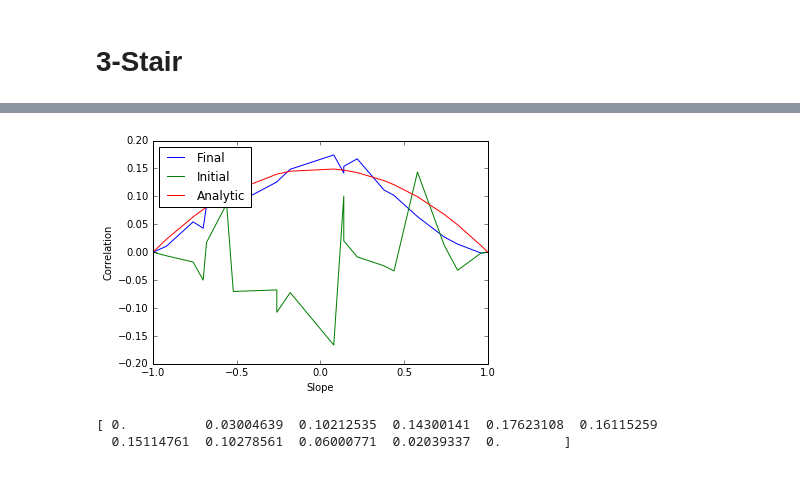
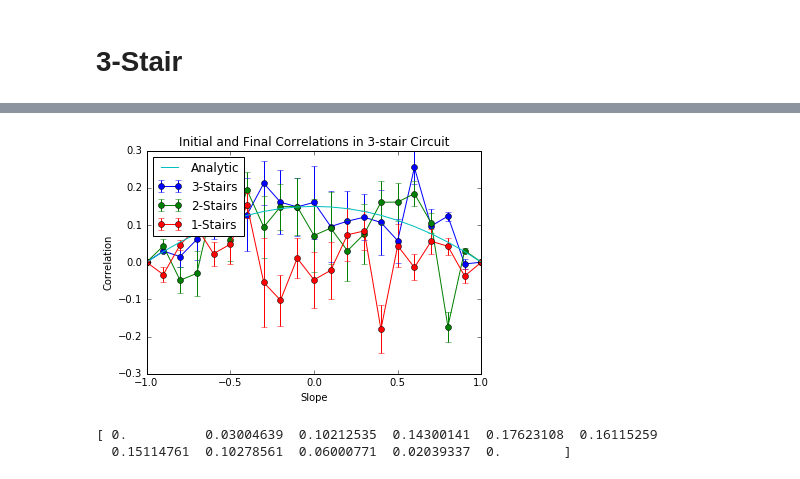
Before and after one commit to cnstahl/Asymmetric, a Jupyter notebook: python/Correlation.ipynb, the cells around one changed output, grey strips where cells are left out. Cells and saved outputs as stored; diff of their text form; code cells hidden in the pictures.

Commit message:
correlation runs

```diff
--- a/python/Correlation.ipynb
+++ b/python/Correlation.ipynb
@@ -43,20 +30,21 @@ get_correlator(S) - (.8)**2
 # 1-Stair
 # %%
 N = 101
-Steps = 10
+init = 400
 n = 1
+steps  = 100
 trials = 100
 Nms = 21
-finalCors   = np.zeros((trials*Steps, Nms))
+finalCors1   = np.zeros((trials, Nms))
 ms = np.linspace(-1, 1, Nms)
 
 for i in range(Nms):
     S = reset_S(N, ms[i])
-    for j in range(Steps):
+    for j in range(init):
         S = stair_update_S(S, n)
     for j in range(trials):
-        for k in range(Steps):
+        for k in range(steps):
             S = stair_update_S(S, n)
-            finalCors[j*Steps + k, i] = get_correlator(S) - ms[i]**2
+        finalCors1[j, i] = get_correlator(S) - ms[i]**2
 # %%
 # Correlations
@@ -117,2 +65,14 @@ plt.show()
+# %%
+n = 2
+finalCors2   = np.zeros((trials, Nms))
+
+for i in range(Nms):
+    S = reset_S(N, ms[i])
+    for j in range(init):
+        S = stair_update_S(S, n)
+    for j in range(trials):
+        for k in range(trials):
+            S = stair_update_S(S, n)
+        finalCors1[j, i] = get_correlator(S) - ms[i]**2
 # %%
 # Correlations
@@ -173,17 +95,27 @@ plt.show()
+# %%
+n = 3
+finalCors3   = np.zeros((trials, Nms))
+for i in range(Nms):
+    S = reset_S(N, ms[i])
+    for j in range(init):
+        S = stair_update_S(S, n)
+    for j in range(trials):
+        S = stair_update_S(S, n)
+        finalCors3[j, i] = get_correlator(S) - ms[i]**2
 # %%
 # Correlations
-ind = np.argsort(ms)
-plt.plot(ms[ind], finalCors[ind], label="Final")
-plt.plot(ms[ind], initialCors[ind], label="Initial")
-plt.plot(ms[ind], .15-.15*(ms[ind])**2, label="Analytic")
+plt.errorbar(ms, np.mean(finalCors3, axis=0), yerr=np.std(finalCors3, axis=0), label="3-Stairs", fmt='-o')
+plt.errorbar(ms, np.mean(finalCors2, axis=0), yerr=np.std(finalCors2, axis=0), label="2-Stairs", fmt='-o')
+plt.errorbar(ms, np.mean(finalCors1, axis=0), yerr=np.std(finalCors1, axis=0), label="1-Stairs", fmt='-o')
+plt.plot(ms, .15-.15*(ms)**2, label="Analytic")
 plt.legend(loc=2)
 plt.xlabel("Slope")
 plt.ylabel("Correlation")
-# plt.title("Initial and Final Correlations in 3-stair Circuit")
-plt.savefig("../figures/correlations/3stairCorrel.pdf")
+plt.title("Initial and Final Correlations in 3-stair Circuit")
+# plt.savefig("../figures/correlations/2stairCorrel.pdf")
 plt.show()
 # %% [output]
-[figure, old version]
+[figure, new version]
 # %%
 print(totcorrels)
 # %% [output]
```
Also changed, not shown: parts of 5 cells of this notebook, 1 other file.
